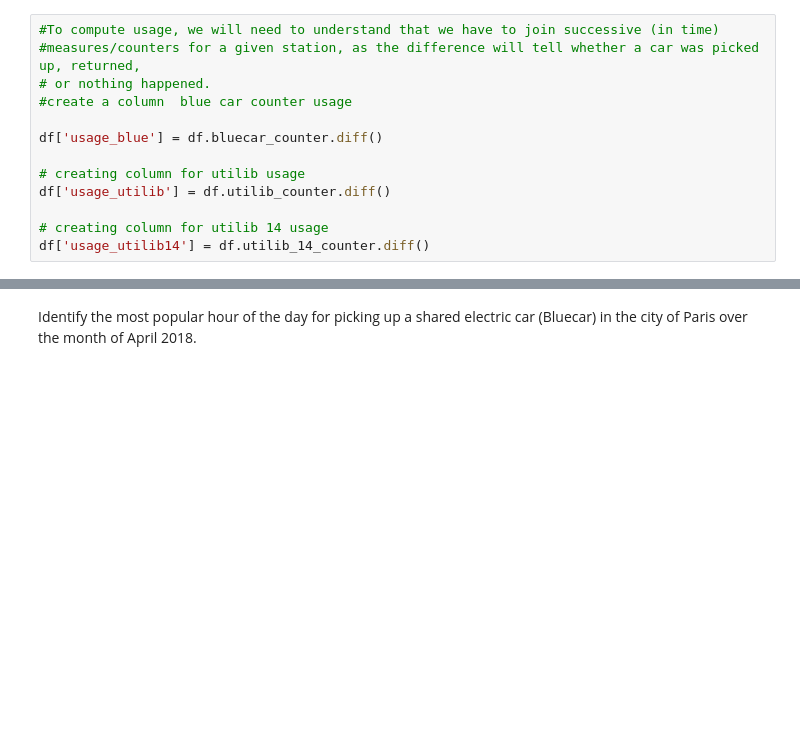
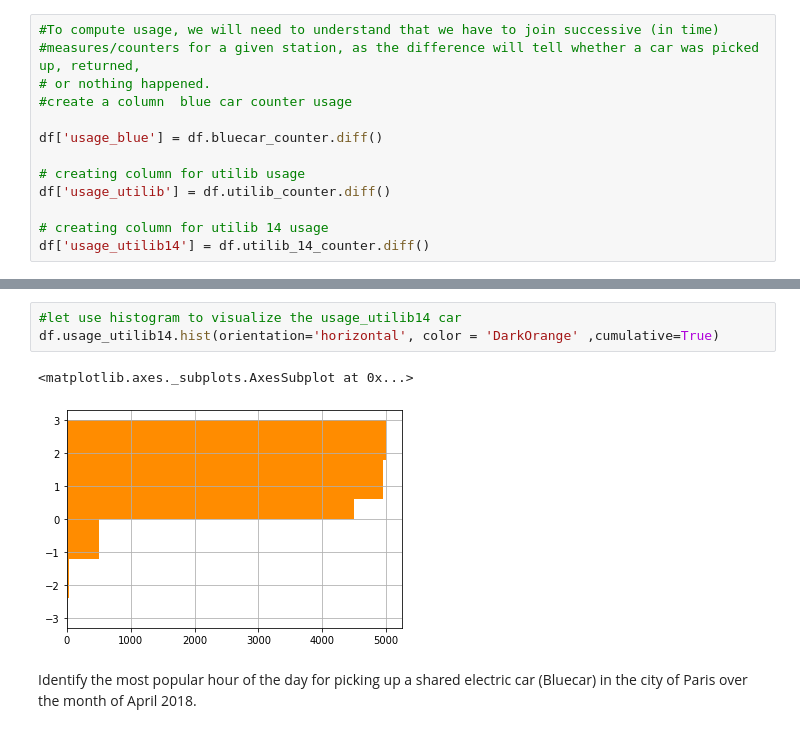
Before and after one commit to amishali/Electric-car, a Jupyter notebook: python_wk4.ipynb, the cells around one changed output, grey strips where cells are left out. Drawn from its saved outputs; the diff is of its cells as text; blank space fills up the shorter version.

```diff
--- a/python_wk4.ipynb
+++ b/python_wk4.ipynb
@@ -391,3 +398,9 @@ df.head()
+# %%
+#let use histogram to visualize the usage_utilib14 car
+df.usage_utilib14.hist(orientation='horizontal', color = 'DarkOrange' ,cumulative=True)
+# %% [output]
+<matplotlib.axes._subplots.AxesSubplot at 0x...>
+[figure, added]
 # %% [markdown]
 Identify the most popular hour of the day for picking up a shared electric car (Bluecar) in the city of Paris over the month of April 2018.
 # %%
```
Also changed, not shown: parts of 25 cells of this notebook.
